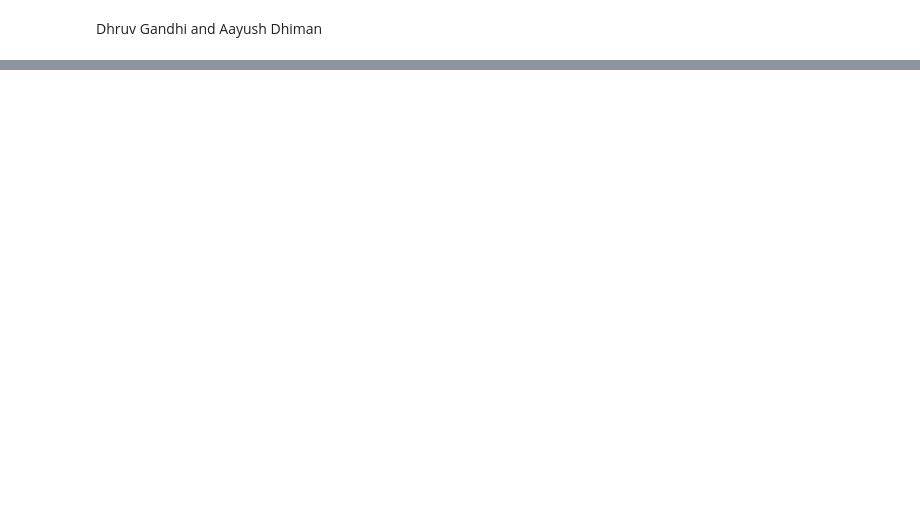
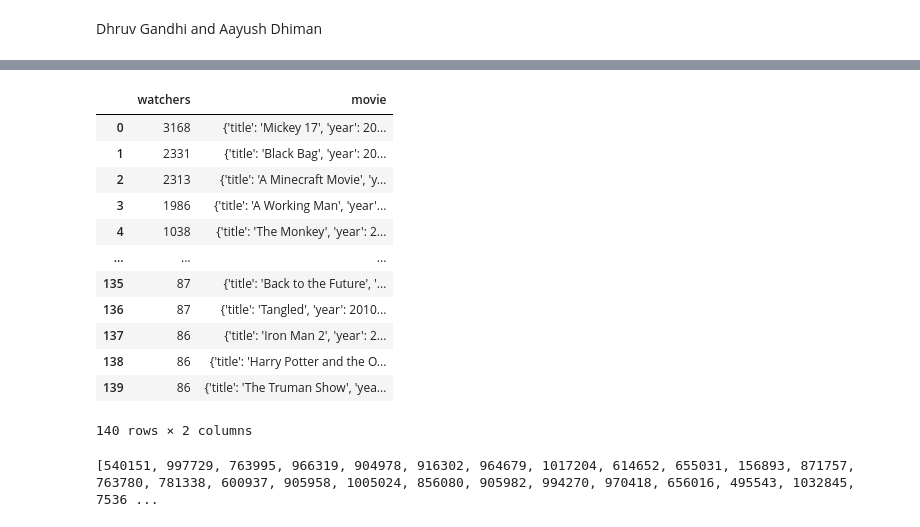
Before and after one commit to aayushdhiman/ds4420-final-project, a Jupyter notebook: finalproject.ipynb, the cells around one changed output, grey strips where cells are left out. Drawn from its saved outputs; the diff is of its cells as text; code cells hidden in the pictures; blank space fills up the shorter version.

Commit message:
trakt scraping complete

```diff
--- a/finalproject.ipynb
+++ b/finalproject.ipynb
@@ -10,6 +13,10 @@ client_secret = os.environ.get('client_secret')
 import pandas as pd
 from urllib.request import Request, urlopen
 import json
+import time
+pd.set_option('display.max_columns', None)
+pd.set_option('display.max_colwidth', 1000)
+
 def request_trakt(url):
     headers = {
         "trakt-api-version": "2",
@@ -21,16 +28,11 @@ def request_trakt(url):
         response_body = urlopen(request).read()
         return response_body
     except Exception as e:
-        print("Error: ", e)
-        return None
+        if hasattr(e, 'code') and e.code == 429:
+            time.sleep(5)
+            return request_trakt(url)
+        else:
+            print("Error: ", e)
+            return None
 
-
-# url = "https://api.trakt.tv/users/dhruvg85/lists/in-progress/items"
-url = "https://api.trakt.tv/users/jhall-316-hotmail-com/ratings"
-response = request_trakt(url)
-
-if response:
-    data = json.loads(response)
-    df = pd.DataFrame(data)
-
-df
+base_url = "https://api.trakt.tv"
@@ -53,0 +39,38 @@ Error:  expected string or bytes-like object
+# %%
+# url = f"{base_url}/lists/trending"
+pop_movies_df = pd.DataFrame()
+
+for page in range(1, 15):
+    url = f"{base_url}/movies/trending?page={page}"
+    response = request_trakt(url)
+
+    if response:
+        data = json.loads(response)
+        pop_movies_df = pd.concat([pop_movies_df, pd.DataFrame(data)], ignore_index=True)
+# %%
+pop_movies_df
+# %% [output]
+|  | watchers | movie |
+| 0 | 3168 | {'title': 'Mickey 17', 'year': 20... |
+| 1 | 2331 | {'title': 'Black Bag', 'year': 20... |
+| 2 | 2313 | {'title': 'A Minecraft Movie', 'y... |
+| 3 | 1986 | {'title': 'A Working Man', 'year'... |
+| 4 | 1038 | {'title': 'The Monkey', 'year': 2... |
+| ... | ... | ... |
+| 135 | 87 | {'title': 'Back to the Future', '... |
+| 136 | 87 | {'title': 'Tangled', 'year': 2010... |
+| 137 | 86 | {'title': 'Iron Man 2', 'year': 2... |
+| 138 | 86 | {'title': 'Harry Potter and the O... |
+| 139 | 86 | {'title': 'The Truman Show', 'yea... |
+140 rows × 2 columns
+# %%
+movie_id_list = []
+username_set = set()
+for i in range(len(pop_movies_df)):
+    # print(pop_movies_df.loc[i]['title'])
+    movie_info = pop_movies_df.loc[i]['movie']['ids']['trakt']
+    movie_id_list.append(movie_info)
+print(movie_id_list)
+# df.loc[0]['ids']['trakt']
+# %% [output]
+[540151, 997729, 763995, 966319, 904978, 916302, 964679, 1017204, 614652, 655031, 156893, 871757, 763780, 781338, 600937, 905958, 1005024, 856080, 905982, 994270, 970418, 656016, 495543, 1032845, 7536 ...
```
Also changed, not shown: parts of 13 cells of this notebook, 3 other files.
